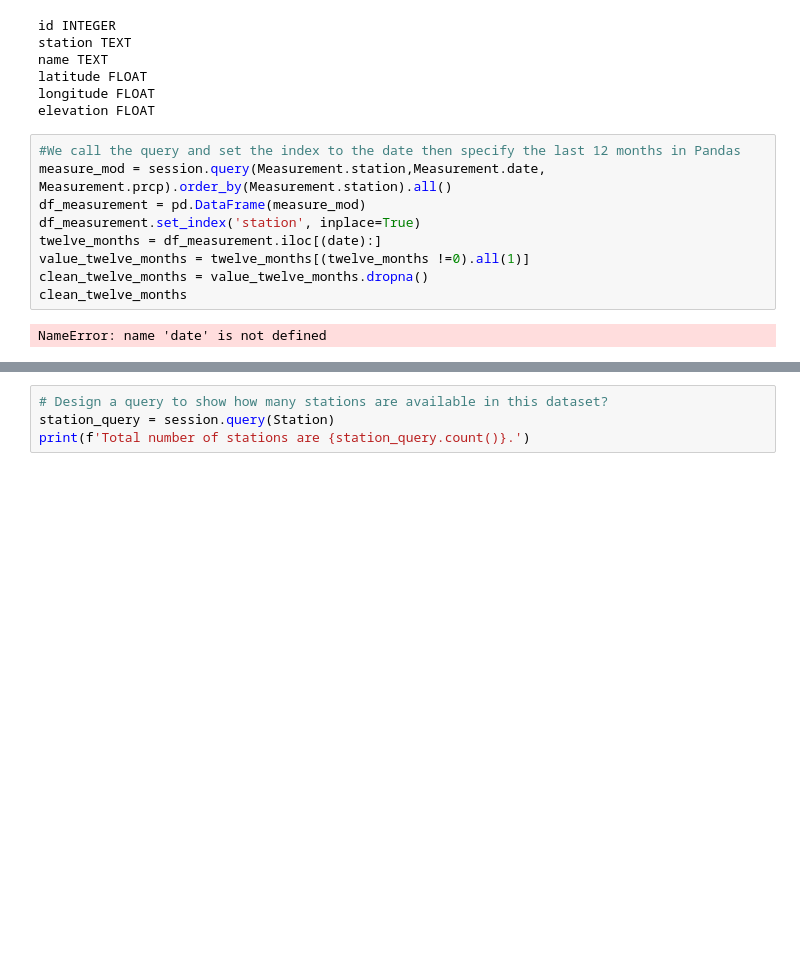
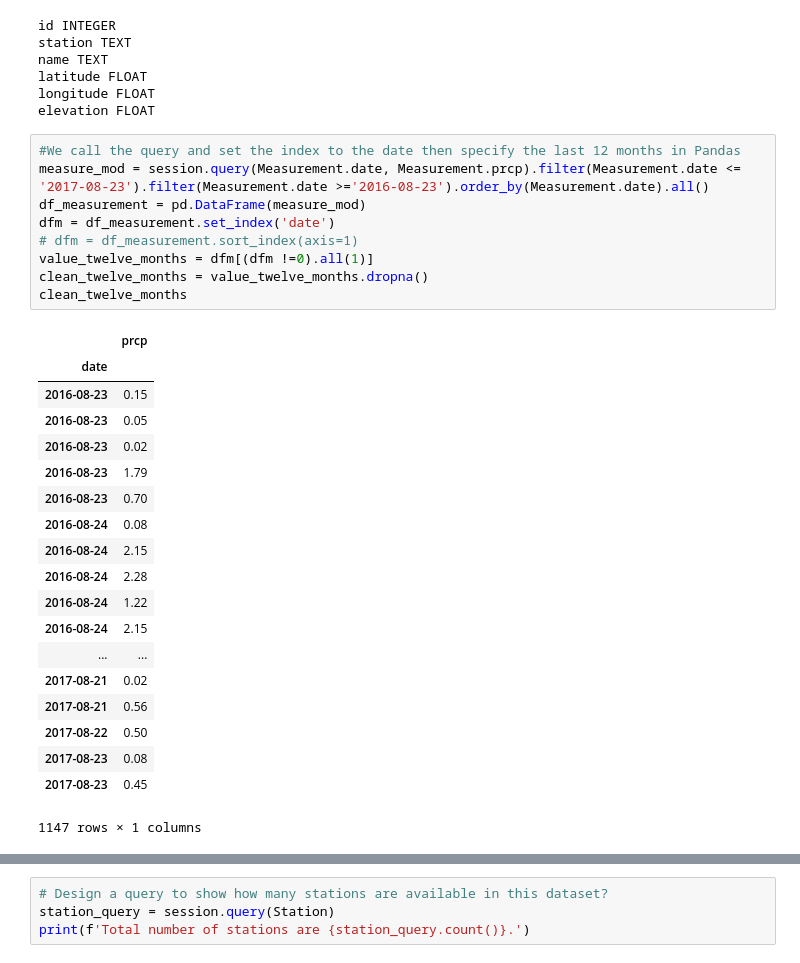
Before and after one commit to iwon123/SQL_ALCH_HOMEWORK, a Jupyter notebook: Homework_10_SQLAlchemey.ipynb, the cells around one changed output, grey strips where cells are left out. Saved outputs shown, nothing was run; the diff lists cells and outputs as text; blank space fills up the shorter version.

```diff
--- a/Homework_10_SQLAlchemey.ipynb
+++ b/Homework_10_SQLAlchemey.ipynb
@@ -63,13 +63,31 @@ longitude FLOAT
 elevation FLOAT
 # %%
 #We call the query and set the index to the date then specify the last 12 months in Pandas
-measure_mod = session.query(Measurement.station,Measurement.date, Measurement.prcp).order_by(Measurement.station).all()
+measure_mod = session.query(Measurement.date, Measurement.prcp).filter(Measurement.date <= '2017-08-23').filter(Measurement.date >='2016-08-23').order_by(Measurement.date).all()
 df_measurement = pd.DataFrame(measure_mod)
-df_measurement.set_index('station', inplace=True)
-twelve_months = df_measurement.iloc[(date):]
-value_twelve_months = twelve_months[(twelve_months !=0).all(1)]
+dfm = df_measurement.set_index('date')
+# dfm = df_measurement.sort_index(axis=1)
+value_twelve_months = dfm[(dfm !=0).all(1)]
 clean_twelve_months = value_twelve_months.dropna()
 clean_twelve_months
 # %% [output]
+|  | prcp |
+| date |  |
+| 2016-08-23 | 0.15 |
+| 2016-08-23 | 0.05 |
+| 2016-08-23 | 0.02 |
+| 2016-08-23 | 1.79 |
+| 2016-08-23 | 0.70 |
+| 2016-08-24 | 0.08 |
+| 2016-08-24 | 2.15 |
+| 2016-08-24 | 2.28 |
+| 2016-08-24 | 1.22 |
+| 2016-08-24 | 2.15 |
+| ... | ... |
+| 2017-08-21 | 0.02 |
+| 2017-08-21 | 0.56 |
+| 2017-08-22 | 0.50 |
+| 2017-08-23 | 0.08 |
+| 2017-08-23 | 0.45 |
-NameError: name 'date' is not defined
+1147 rows × 1 columns
 # %%
```
Also changed, not shown: parts of 9 cells of this notebook.
